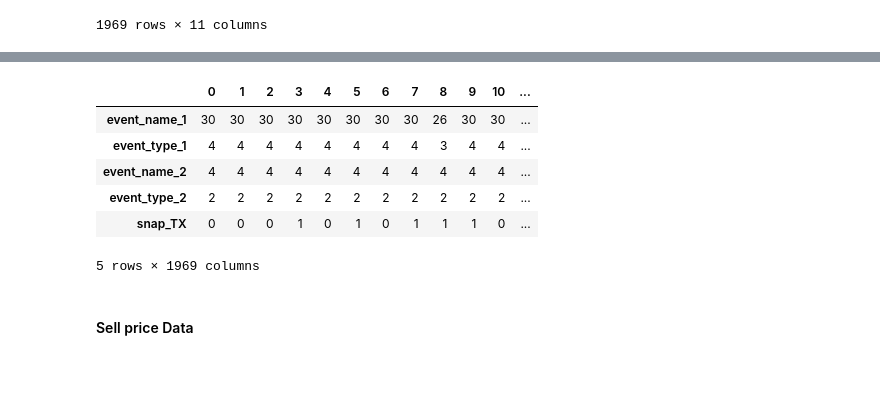
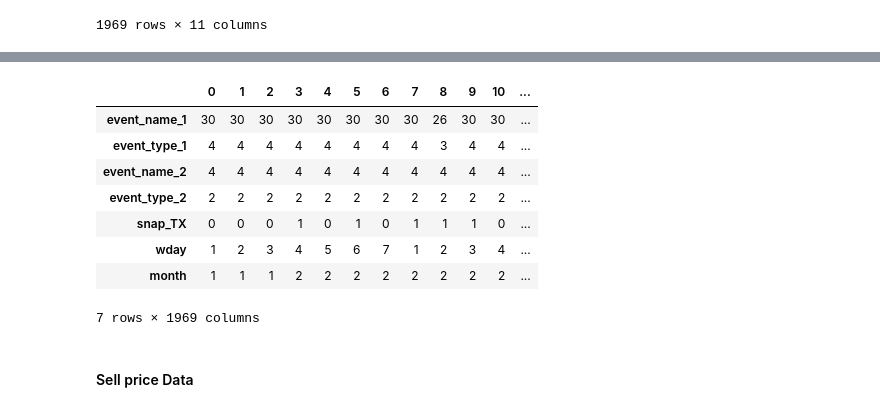
Before and after one commit to paula-sorolla/AFCS-M5, a Jupyter notebook: Training.ipynb, the cells around one changed output, grey strips where cells are left out. Drawn from its saved outputs; the diff is of its cells as text; code cells hidden in the pictures; blank space fills up the shorter version.

```diff
--- a/Training.ipynb
+++ b/Training.ipynb
@@ -413,20 +415,22 @@ transfer_cal
 # %%
 calendar['date'] = pd.to_datetime(calendar['date'])
 
 calendar= transform(calendar)
 
 # Attempts to convert events into time series data.
-transfer_cal = pd.DataFrame(calendar[['event_name_1','event_type_1','event_name_2','event_type_2','snap_TX']].values.T,
-                            index=['event_name_1','event_type_1','event_name_2','event_type_2','snap_TX'])
+transfer_cal = pd.DataFrame(calendar[['event_name_1','event_type_1','event_name_2','event_type_2','snap_TX',"wday","month"]].values.T,
+                            index=['event_name_1','event_type_1','event_name_2','event_type_2','snap_TX',"wday","month"])
 transfer_cal
 # %% [output]
 |  | 0 | 1 | 2 | 3 | 4 | 5 | 6 | 7 | 8 | 9 | 10 | ... |
 | event_name_1 | 30 | 30 | 30 | 30 | 30 | 30 | 30 | 30 | 26 | 30 | 30 | ... |
 | event_type_1 | 4 | 4 | 4 | 4 | 4 | 4 | 4 | 4 | 3 | 4 | 4 | ... |
 | event_name_2 | 4 | 4 | 4 | 4 | 4 | 4 | 4 | 4 | 4 | 4 | 4 | ... |
 | event_type_2 | 2 | 2 | 2 | 2 | 2 | 2 | 2 | 2 | 2 | 2 | 2 | ... |
 | snap_TX | 0 | 0 | 0 | 1 | 0 | 1 | 0 | 1 | 1 | 1 | 0 | ... |
+| wday | 1 | 2 | 3 | 4 | 5 | 6 | 7 | 1 | 2 | 3 | 4 | ... |
+| month | 1 | 1 | 1 | 2 | 2 | 2 | 2 | 2 | 2 | 2 | 2 | ... |
-5 rows × 1969 columns
+7 rows × 1969 columns
 # %% [markdown]
 #### Sell price Data
 # %%
```
Also changed, not shown: parts of 25 cells of this notebook, 2 other files.
